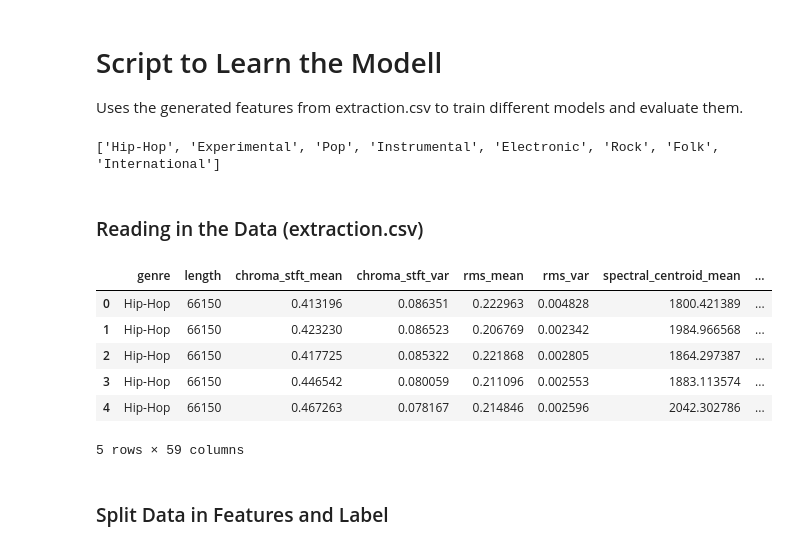
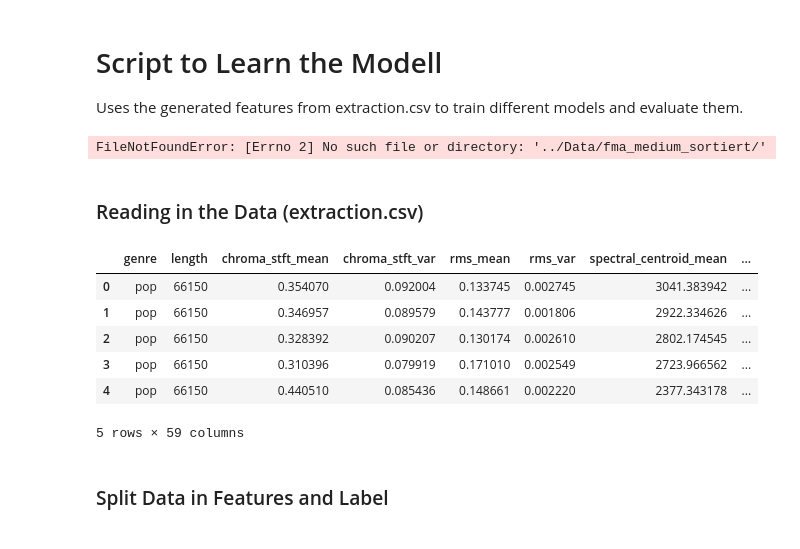
Before and after one commit to amine0el/Data-Science-II, a Jupyter notebook: Jupiter_Notebook/Learning_fma.ipynb, the cells around one changed output. Saved outputs shown, nothing was run; the diff lists cells and outputs as text; code cells hidden in the pictures.

```diff
--- a/Jupiter_Notebook/Learning_fma.ipynb
+++ b/Jupiter_Notebook/Learning_fma.ipynb
@@ -35,23 +35,23 @@ from sklearn.feature_selection import RFE
 # %%
 # Set the Path for the Data and print the folder names (genre):
 import os
-general_path = './Data'
-print(list(os.listdir(f'{general_path}/fmasmallsortedwavs/')))
+general_path = '../Data'
+print(list(os.listdir(f'{general_path}/fma_medium_sortiert/')))
 # %% [output]
-['Hip-Hop', 'Experimental', 'Pop', 'Instrumental', 'Electronic', 'Rock', 'Folk', 'International']
+FileNotFoundError: [Errno 2] No such file or directory: '../Data/fma_medium_sortiert/'
 # %% [markdown]
 ### Reading in the Data (extraction.csv)
 # %%
-data = pd.read_csv(f'{general_path}/extractionfmasmall.csv')    # Read the .csv with Pandas and save it in a dataframe
+data = pd.read_csv(f'{general_path}/extraction_fma.csv')    # Read the .csv with Pandas and save it in a dataframe
 data = data.iloc[0:, 4:]  # Drop the columns with are not containing features like directory and name of the song
 data.head() # Show the features to check the correct extraction
 # %% [output]
 |  | genre | length | chroma_stft_mean | chroma_stft_var | rms_mean | rms_var | spectral_centroid_mean | ... |
-| 0 | Hip-Hop | 66150 | 0.413196 | 0.086351 | 0.222963 | 0.004828 | 1800.421389 | ... |
-| 1 | Hip-Hop | 66150 | 0.423230 | 0.086523 | 0.206769 | 0.002342 | 1984.966568 | ... |
-| 2 | Hip-Hop | 66150 | 0.417725 | 0.085322 | 0.221868 | 0.002805 | 1864.297387 | ... |
-| 3 | Hip-Hop | 66150 | 0.446542 | 0.080059 | 0.211096 | 0.002553 | 1883.113574 | ... |
-| 4 | Hip-Hop | 66150 | 0.467263 | 0.078167 | 0.214846 | 0.002596 | 2042.302786 | ... |
+| 0 | pop | 66150 | 0.354070 | 0.092004 | 0.133745 | 0.002745 | 3041.383942 | ... |
+| 1 | pop | 66150 | 0.346957 | 0.089579 | 0.143777 | 0.001806 | 2922.334626 | ... |
+| 2 | pop | 66150 | 0.328392 | 0.090207 | 0.130174 | 0.002610 | 2802.174545 | ... |
+| 3 | pop | 66150 | 0.310396 | 0.079919 | 0.171010 | 0.002549 | 2723.966562 | ... |
+| 4 | pop | 66150 | 0.440510 | 0.085436 | 0.148661 | 0.002220 | 2377.343178 | ... |
 5 rows × 59 columns
 # %% [markdown]
 ### Split Data in Features and Label
```
Also changed, not shown: parts of 3 cells of this notebook, 1 other file.
